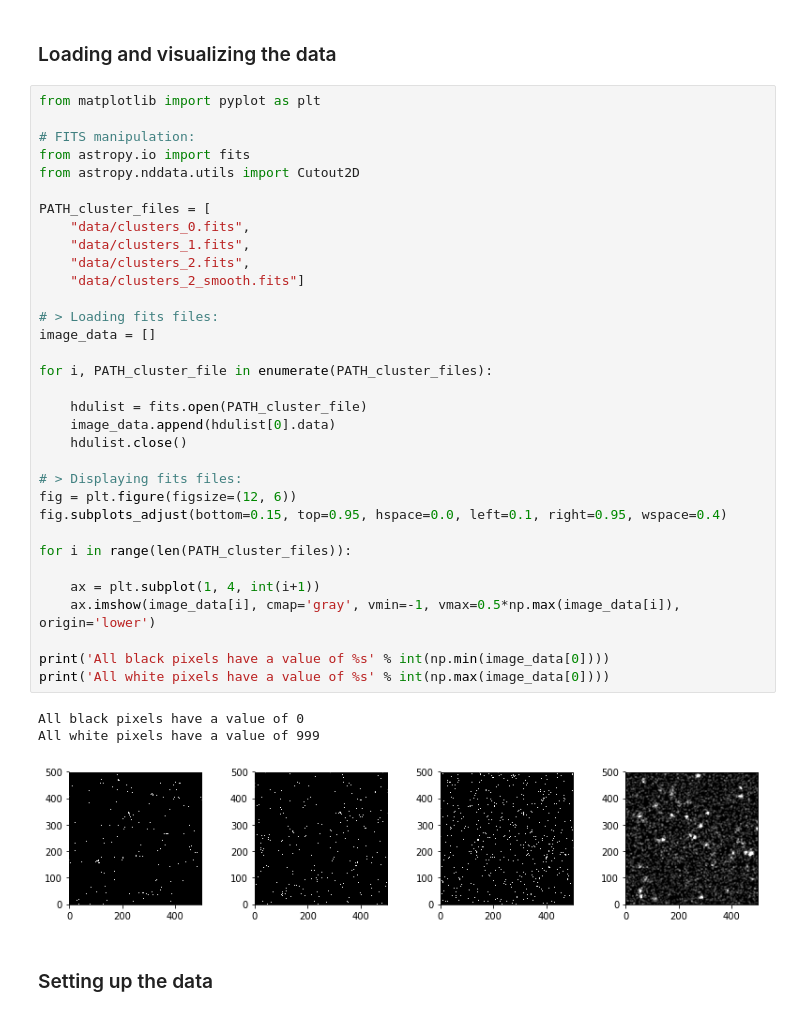
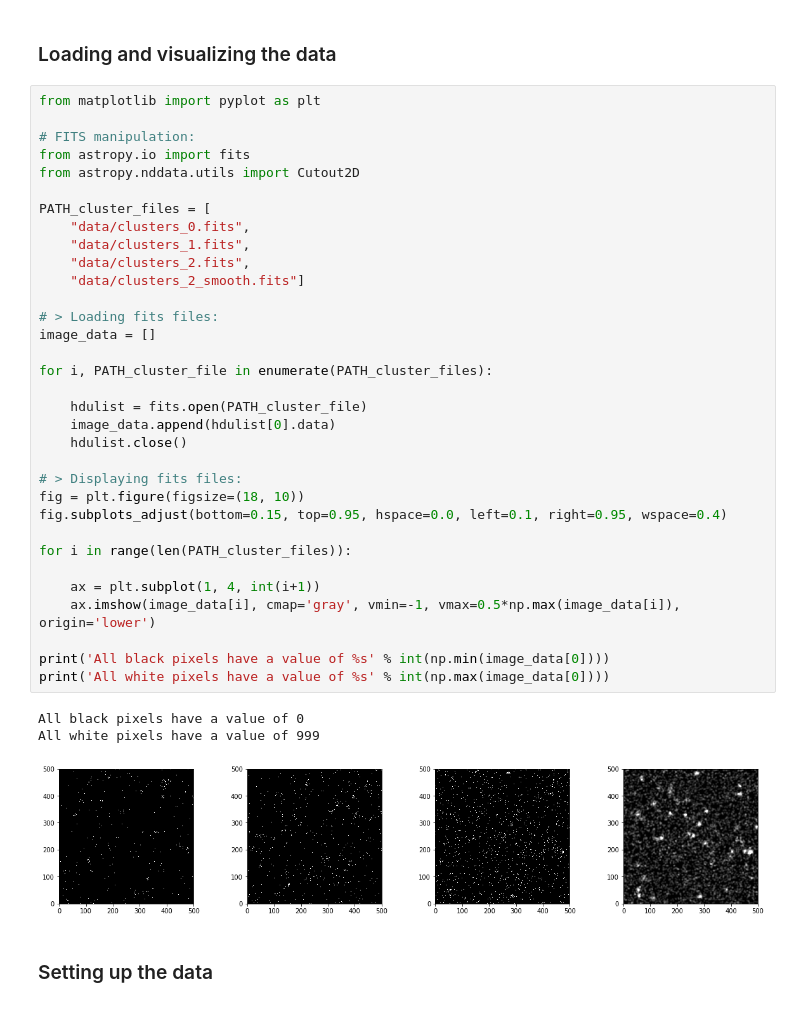
Before and after one commit to astrostatistics-in-crete/2019_summer_school, a Jupyter notebook: Clustering/Clustering_SW.ipynb, the cells around one changed output. Drawn from its saved outputs; the diff is of its cells as text.

```diff
--- a/Clustering/Clustering_SW.ipynb
+++ b/Clustering/Clustering_SW.ipynb
@@ -578,35 +624,35 @@ from astropy.io import fits
 from astropy.nddata.utils import Cutout2D
 
 PATH_cluster_files = [
     "data/clusters_0.fits",
     "data/clusters_1.fits",
     "data/clusters_2.fits",
     "data/clusters_2_smooth.fits"]
 
 # > Loading fits files:
 image_data = []
 
 for i, PATH_cluster_file in enumerate(PATH_cluster_files):
 
     hdulist = fits.open(PATH_cluster_file)
     image_data.append(hdulist[0].data)
     hdulist.close()
 
 # > Displaying fits files:
-fig = plt.figure(figsize=(12, 6))
+fig = plt.figure(figsize=(18, 10))
 fig.subplots_adjust(bottom=0.15, top=0.95, hspace=0.0, left=0.1, right=0.95, wspace=0.4)
 
 for i in range(len(PATH_cluster_files)):
 
     ax = plt.subplot(1, 4, int(i+1))
     ax.imshow(image_data[i], cmap='gray', vmin=-1, vmax=0.5*np.max(image_data[i]), origin='lower')
 
 print('All black pixels have a value of %s' % int(np.min(image_data[0])))
 print('All white pixels have a value of %s' % int(np.max(image_data[0])))
 # %% [output]
 All black pixels have a value of 0
 All white pixels have a value of 999
-[figure, old version]
+[figure, new version]
 # %% [markdown]
 ### Setting up the data
 # %%
```
Also changed, not shown: parts of 12 cells of this notebook, 2 other files.
